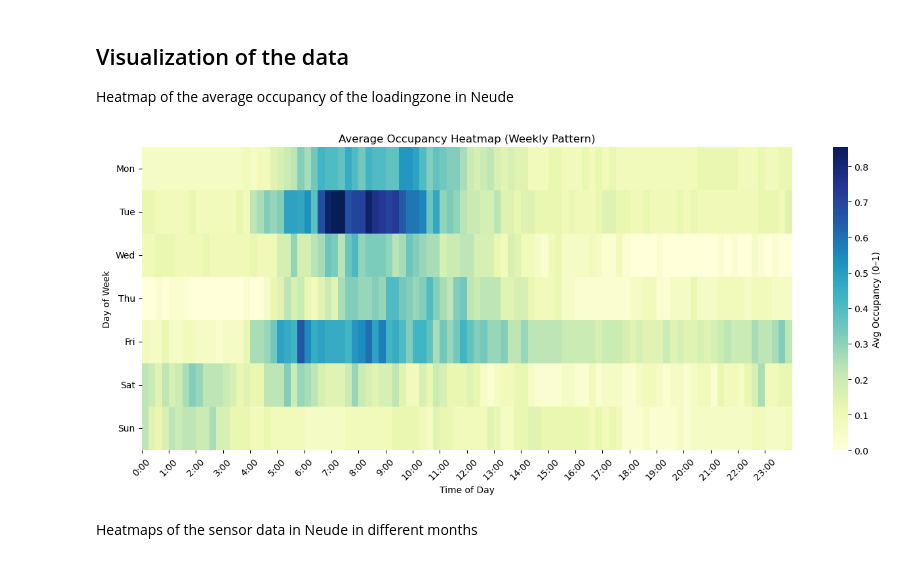
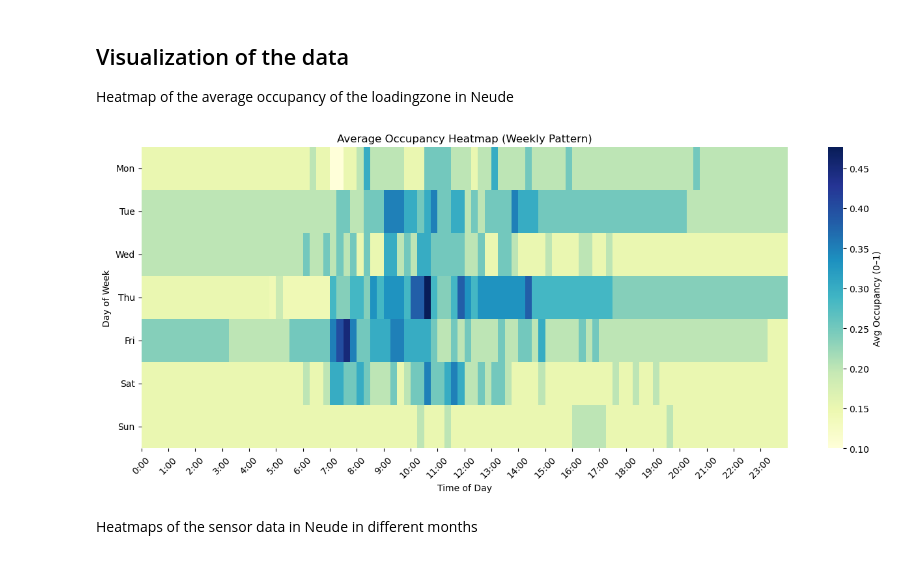
Before and after one commit to chenneman/CTC-advanced-data-science, a Jupyter notebook: XGboost.ipynb, the cells around one changed output. Drawn from its saved outputs; the diff is of its cells as text; code cells hidden in the pictures.

Commit message:
Combind the multiple sensors

```diff
--- a/XGboost.ipynb
+++ b/XGboost.ipynb
@@ -21,30 +37,66 @@ data_sensors_neude = data_sensors_utrecht[data_sensors_utrecht['location name']
+# %%
+def get_data_multiple_sensors(sensors):
+    results = {}
+    for sensor in sensors:
+        heatmap_data = filter_by_sensors(sensor, data_sensors_utrecht).copy()
+        heatmap_data['status'] = heatmap_data['status'].astype(int)
+        heatmap_data = heatmap_data.sort_values('date')
+        heatmap_data = heatmap_data.set_index('date').resample('15min').ffill().reset_index()
+        heatmap_data['day_of_week'] = heatmap_data['date'].dt.dayofweek
+        heatmap_data['slot'] = heatmap_data['date'].dt.hour * 4 + heatmap_data['date'].dt.minute // 15
+        results[sensor] = heatmap_data
+
+    return results
+
+def get_merged_df(dataset_sensors):
+    merge_dfs = []
+    for sensor_id, df_sensor in dataset_sensors.items():
+        df_temp = df_sensor[['date', 'status', 'slot']].copy()
+        df_temp = df_temp.rename(columns={'status': f'sensor_{sensor_id}'})
+        merge_dfs.append(df_temp)
+    merged_df = merge_dfs[0]
+    for df_next in merge_dfs[1:]:
+        merged_df = pd.merge(merged_df, df_next, on=['date', 'slot'], how='outer')
+    # Fill in na
+    merged_df = merged_df.sort_values('date').ffill().fillna(False)
+    # Calculate occupancy
+    sensor_cols = [col for col in merged_df.columns if col.startswith('sensor_')]
+    merged_df[sensor_cols] = merged_df[sensor_cols].astype(int)
+    merged_df['status'] = merged_df[sensor_cols].sum(axis=1) / len(sensor_cols)
+
+    return merged_df
 # %% [markdown]
 ## Visualization of the data
 Heatmap of the average occupancy of the loadingzone in Neude
 # %%
-heatmap_data = data_sensors_neude.copy()
+sensors_plein = get_sensors("Stadhuisplein", data_sensors_utrecht)
+data_all_sensors_plein = get_data_multiple_sensors(sensors_plein).copy()
+
+# Toggle which heatmap you want to see, or from Staduisplein or from Neude
+heatmap_data = get_merged_df(data_all_sensors_plein)
+# heatmap_data = data_sensors_neude.copy()
 
 heatmap_data['status'] = heatmap_data['status'].astype(int)
 heatmap_data = heatmap_data.sort_values('date')
 heatmap_data = heatmap_data.set_index('date').resample('15min').ffill().reset_index()
 heatmap_data['day_of_week'] = heatmap_data['date'].dt.dayofweek
 heatmap_data['slot'] = heatmap_data['date'].dt.hour * 4 + heatmap_data['date'].dt.minute // 15
 
 heatmap_data = heatmap_data.groupby(['day_of_week','slot'])['status'].mean().unstack()
 heatmap_data = heatmap_data.astype(float)  # force numeric
 
 plt.figure(figsize=(16,6))
 sns.heatmap(heatmap_data, cmap="YlGnBu", cbar_kws={'label':'Avg Occupancy (0–1)'})
 plt.xlabel("Time of Day")
 plt.ylabel("Day of Week")
 plt.title("Average Occupancy Heatmap (Weekly Pattern)")
 xticks = np.arange(0, 96, 4)
 xlabels = [str(i) + ":00" for i in range(24)]
 plt.xticks(xticks, xlabels, rotation=45)
 plt.yticks(np.arange(0.5,7.5), labels=["Mon","Tue","Wed","Thu","Fri","Sat","Sun"], rotation=0)
 plt.show()
 # %% [output]
-[figure, old version]
+[figure, new version]
 # %% [markdown]
 Heatmaps of the sensor data in Neude in different months
 # %%
```
Also changed, not shown: parts of 17 cells of this notebook, 1 other file.
